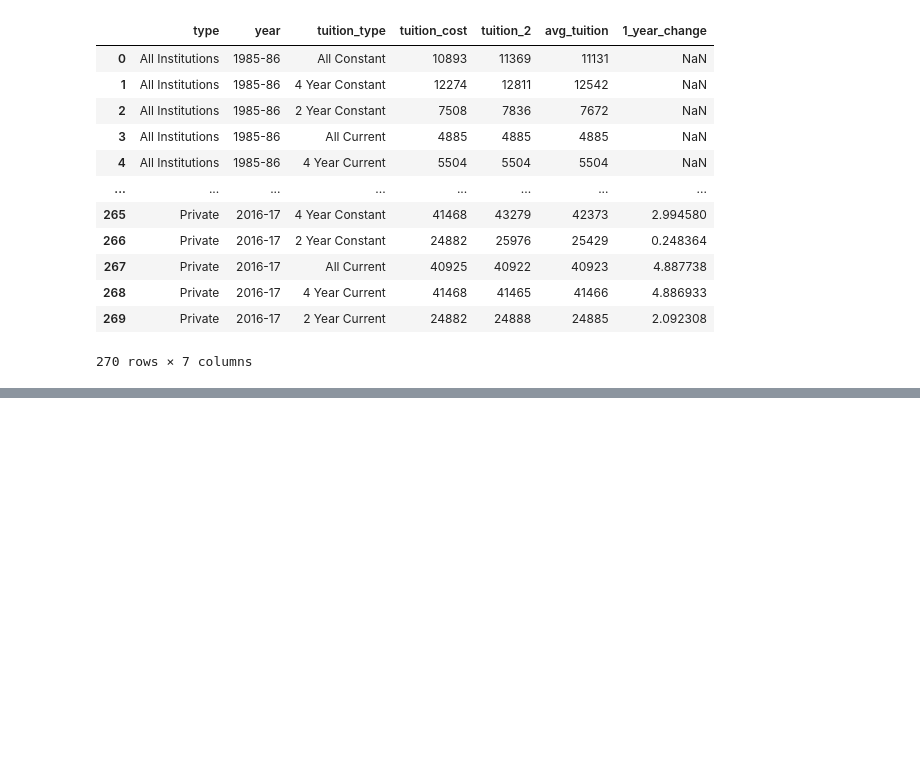
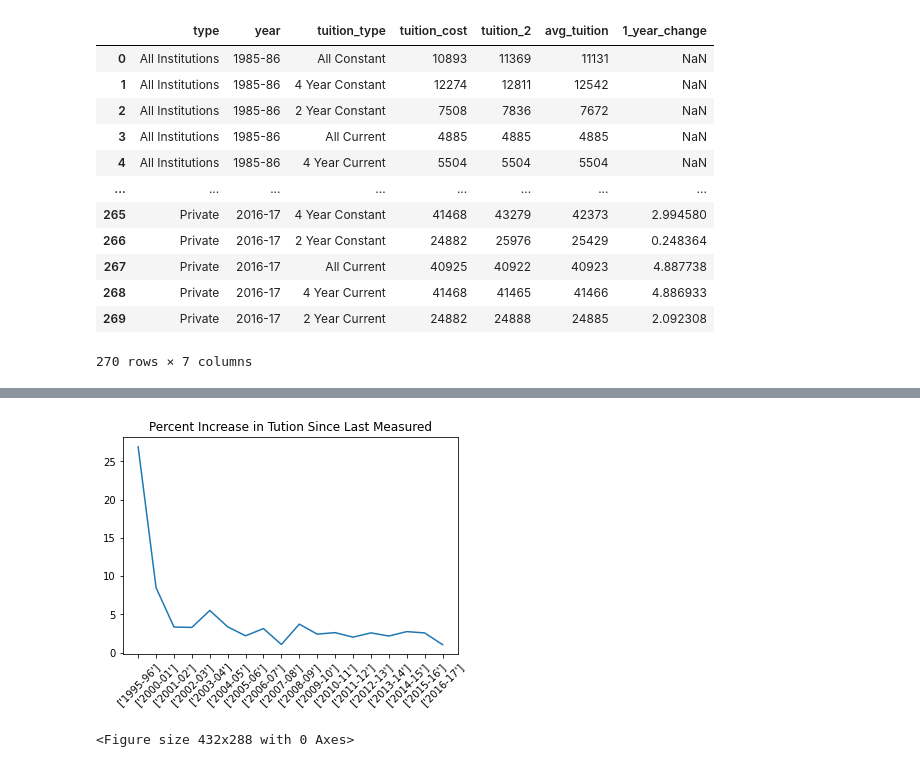
Before and after one commit to eaxworthy/tuition_cost_analysis, a Jupyter notebook: notebook_lizzy.ipynb, the cells around one changed output, grey strips where cells are left out. Cells and saved outputs as stored; diff of their text form; code cells hidden in the pictures; blank space fills up the shorter version.

```diff
--- a/notebook_lizzy.ipynb
+++ b/notebook_lizzy.ipynb
@@ -371,0 +380,14 @@ hist_tuition[hist_tuition['type']=='Private'].head(6)
+# %%
+#Chart difference in tuition changes between years
+temp_1 = tuition_vs_inflation[(tuition_vs_inflation['type']=='All Institutions')&(tuition_vs_inflation['tuition_type']=='All Constant')][['year','1_year_change_tuition']].copy()
+
+axis_labels = temp_1[['year']].values
+x_axis = np.arange(0, len(axis_labels), 1)
+plt.xticks(x_axis, axis_labels, rotation=45)
+plt.title('Percent Increase in Tution Since Last Measured')
+plt.plot(x_axis,temp_1['1_year_change_tuition'])
+plt.show()
+plt.savefig('./images/tuition_change')
+# %% [output]
+[figure, added]
+<Figure size 432x288 with 0 Axes>
```
Also changed, not shown: parts of 9 cells of this notebook, 4 other files.
